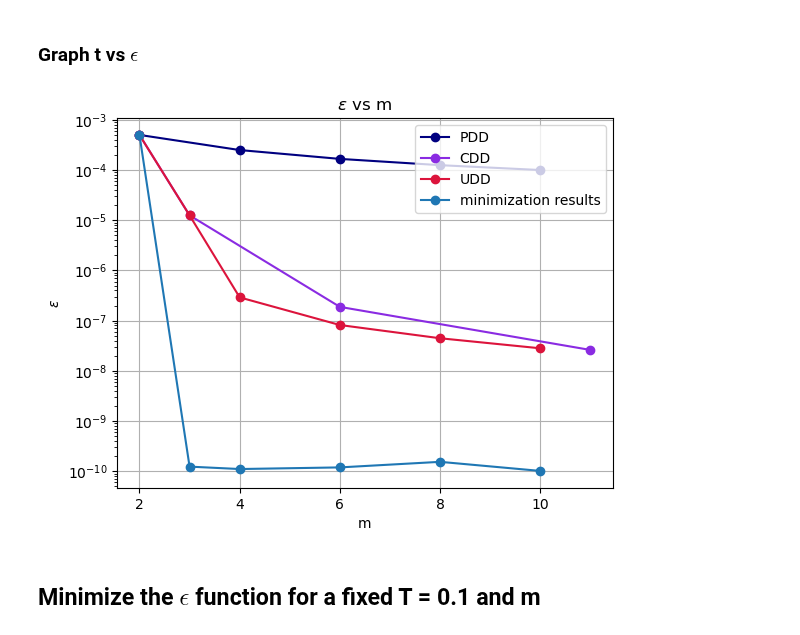
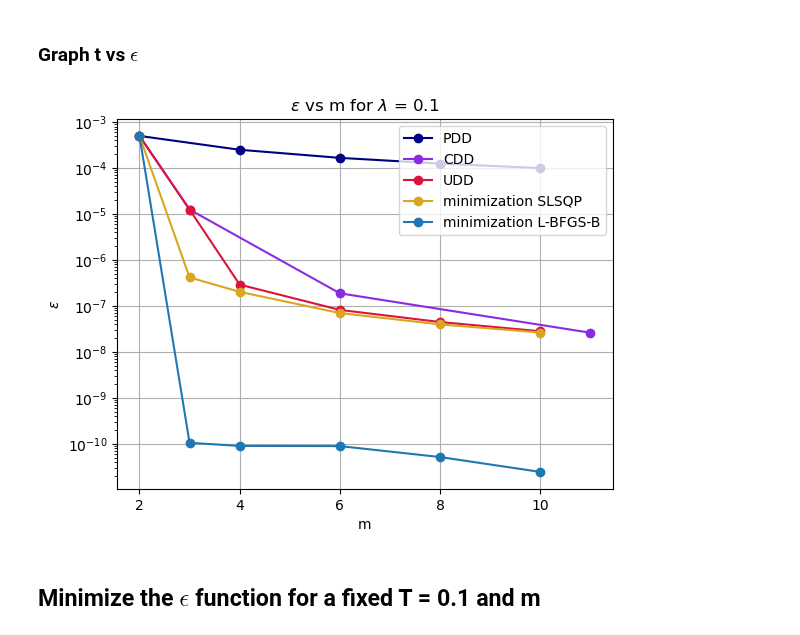
Before and after one commit to BonnieMorales/quantum-research, a Jupyter notebook: Simulation-Dynamical-Decoupling.ipynb, the cells around one changed output. Drawn from its saved outputs; the diff is of its cells as text; code cells hidden in the pictures.

Commit message:
comparing different values of lambda

```diff
--- a/Simulation-Dynamical-Decoupling.ipynb
+++ b/Simulation-Dynamical-Decoupling.ipynb
@@ -195,30 +195,32 @@ For m = 10 the error is 2.8110323699019795e-08
 
 m_values_optimized = [2,3,4,6,8,10]
 
-error_optimized = [0.0004995710092225798,1.236075718295921e-10,1.1071127189316508e-10,1.193014696221322e-10,1.540096755545166e-10,1.015284370818514e-10]
+error_optimized_L_BFGS = [0.0004995710092226035,1.0499157672316583e-10,8.978352908475881e-11,8.890320990889971e-11,5.141679886297138e-11,2.4382942128748028e-11]
+error_optimized_SLSQP = [0.0004995820845829022,4.1629966060554234e-07,2.022379330615787e-07,6.973664578598431e-08,3.953291027580417e-08,2.634799692895878e-08]
 # %% [markdown]
 ### Graph t vs $\epsilon$
 # %%
 # graph the changes of the error for different values of m
 
 plt.plot(m_value_c1, error_c1, color='navy', marker='o', label = "PDD")
 plt.plot(m_value_c2, error_c2, color='blueviolet', marker='o', label = "CDD")
 plt.plot(m_value_c3, error_c3, color='crimson', marker='o', label = "UDD")
-plt.plot(m_values_optimized, error_optimized, marker='o', label = "minimization results")
+plt.plot(m_values_optimized, error_optimized_SLSQP, color='goldenrod', marker='o', label = "minimization SLSQP")
+plt.plot(m_values_optimized, error_optimized_L_BFGS, marker='o', label = "minimization L-BFGS-B")
 
 
-plt.title('$\epsilon$ vs m')
+plt.title('$\epsilon$ vs m for $\lambda$ = 0.1')
 plt.xlabel('m')
 plt.ylabel('$\epsilon$')
 plt.yscale("log")
 
 plt.legend()
 plt.grid()
 
 plt.savefig('general_simulation.png')
 plt.show()
 # %% [output]
-[figure, old version]
+[figure, new version]
 # %% [markdown]
 ## Minimize the $\epsilon$ function for a fixed T = 0.1 and m
 # %% [markdown]
```
Also changed, not shown: parts of 24 cells of this notebook, 4 other files.
